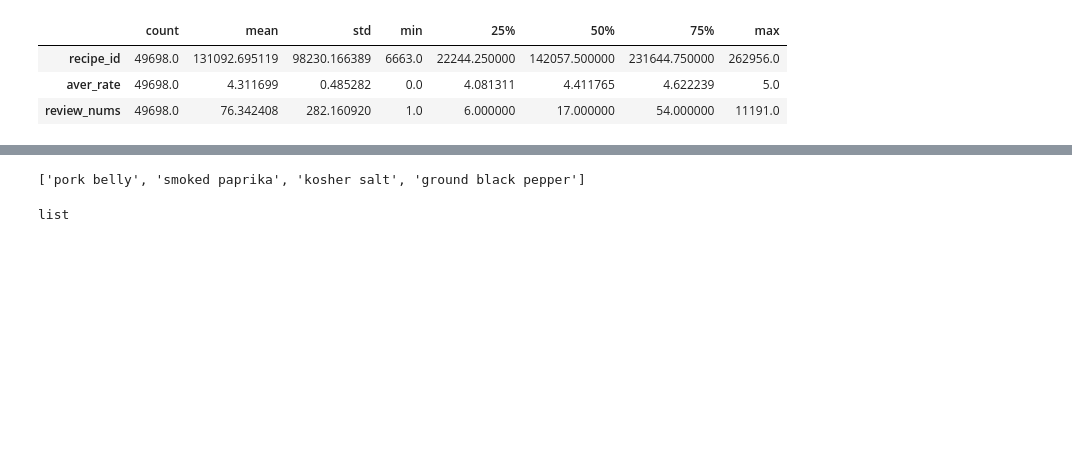
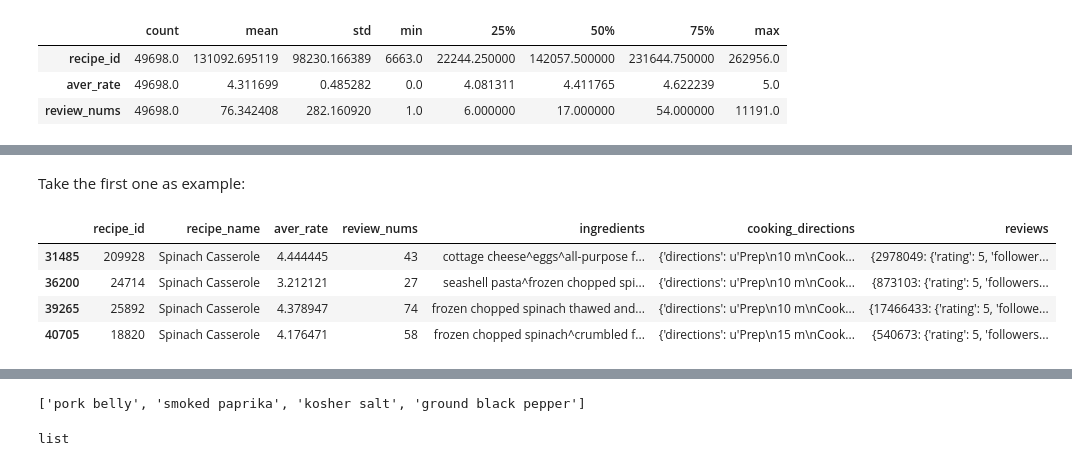
Before and after one commit to dtuleva/Recipe_Recommendation_System, a Jupyter notebook: RRS_EDA.ipynb, the cells around one changed output, grey strips where cells are left out. Saved outputs shown, nothing was run; the diff lists cells and outputs as text; code cells hidden in the pictures; blank space fills up the shorter version.

```diff
--- a/RRS_EDA.ipynb
+++ b/RRS_EDA.ipynb
@@ -66,0 +105,10 @@ recipes.head(3)
+# %% [markdown]
+Take the first one as example:
+# %%
+recipes[recipes.recipe_name == "Spinach Casserole"]
+# %% [output]
+|  | recipe_id | recipe_name | aver_rate | review_nums | ingredients | cooking_directions | reviews |
+| 31485 | 209928 | Spinach Casserole | 4.444445 | 43 | cottage cheese^eggs^all-purpose f... | {'directions': u'Prep\n10 m\nCook... | {2978049: {'rating': 5, 'follower... |
+| 36200 | 24714 | Spinach Casserole | 3.212121 | 27 | seashell pasta^frozen chopped spi... | {'directions': u'Prep\n10 m\nCook... | {873103: {'rating': 5, 'followers... |
+| 39265 | 25892 | Spinach Casserole | 4.378947 | 74 | frozen chopped spinach thawed and... | {'directions': u'Prep\n10 m\nCook... | {17466433: {'rating': 5, 'followe... |
+| 40705 | 18820 | Spinach Casserole | 4.176471 | 58 | frozen chopped spinach^crumbled f... | {'directions': u'Prep\n15 m\nCook... | {540673: {'rating': 5, 'followers... |
```
Also changed, not shown: parts of 24 cells of this notebook.
